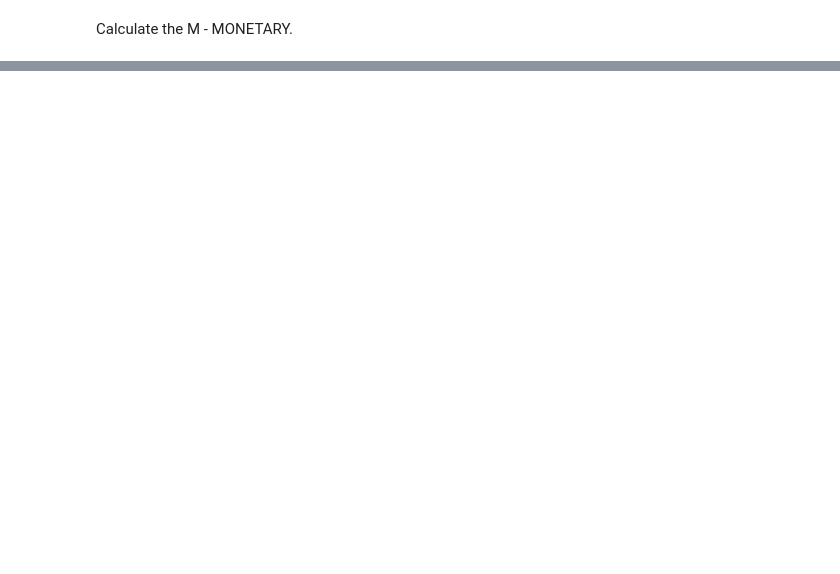
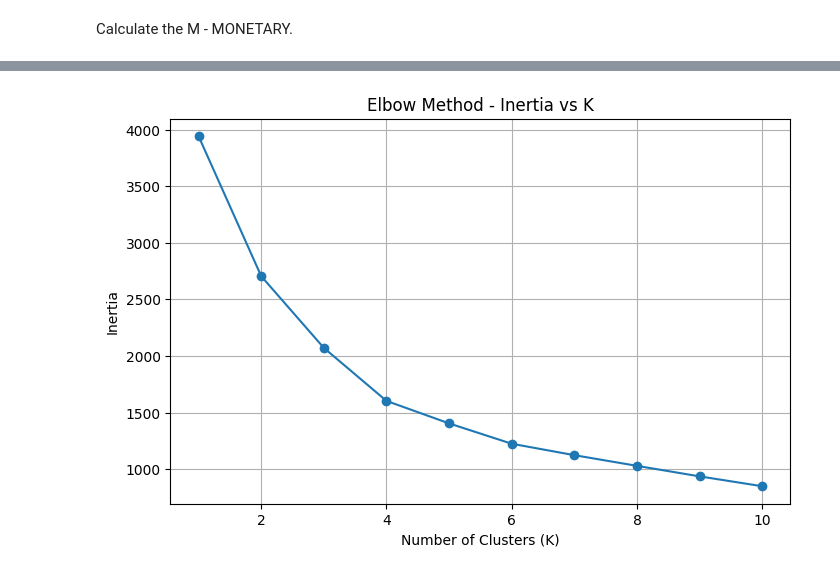
Before and after one commit to bbucalonserra/sales-membership-analysis, a Jupyter notebook: sales-membership-analysis.ipynb, the cells around one changed output, grey strips where cells are left out. Saved outputs shown, nothing was run; the diff lists cells and outputs as text; code cells hidden in the pictures; blank space fills up the shorter version.

```diff
--- a/sales-membership-analysis.ipynb
+++ b/sales-membership-analysis.ipynb
@@ -959,0 +1178,27 @@ rfm_df.head()
+# %%
+# 1. Seleciona só as colunas numéricas (já exclui userID do index)
+X = kmeans_features.select_dtypes(include='number')
+
+# 2. Escala os dados
+scaler = StandardScaler()
+X_scaled = scaler.fit_transform(X)
+
+# 3. Testa diferentes valores de K
+inertia = []
+K_range = range(1, 11)
+
+for k in K_range:
+    kmeans = KMeans(n_clusters=k, random_state=42, n_init=10)
+    kmeans.fit(X_scaled)
+    inertia.append(kmeans.inertia_)
+
+# 4. Plota o gráfico de Elbow
+plt.figure(figsize=(8, 5))
+plt.plot(K_range, inertia, marker='o')
+plt.title('Elbow Method - Inertia vs K')
+plt.xlabel('Number of Clusters (K)')
+plt.ylabel('Inertia')
+plt.grid(True)
+plt.show()
+# %% [output]
+[figure, added]
```
Also changed, not shown: parts of 48 cells of this notebook.
